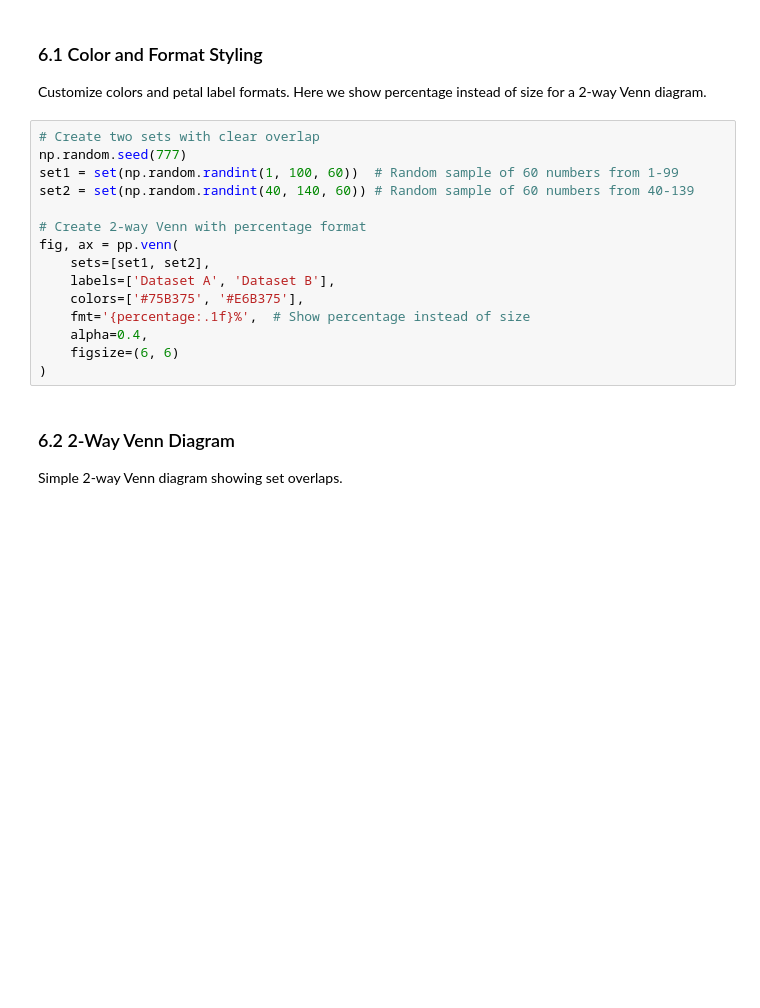
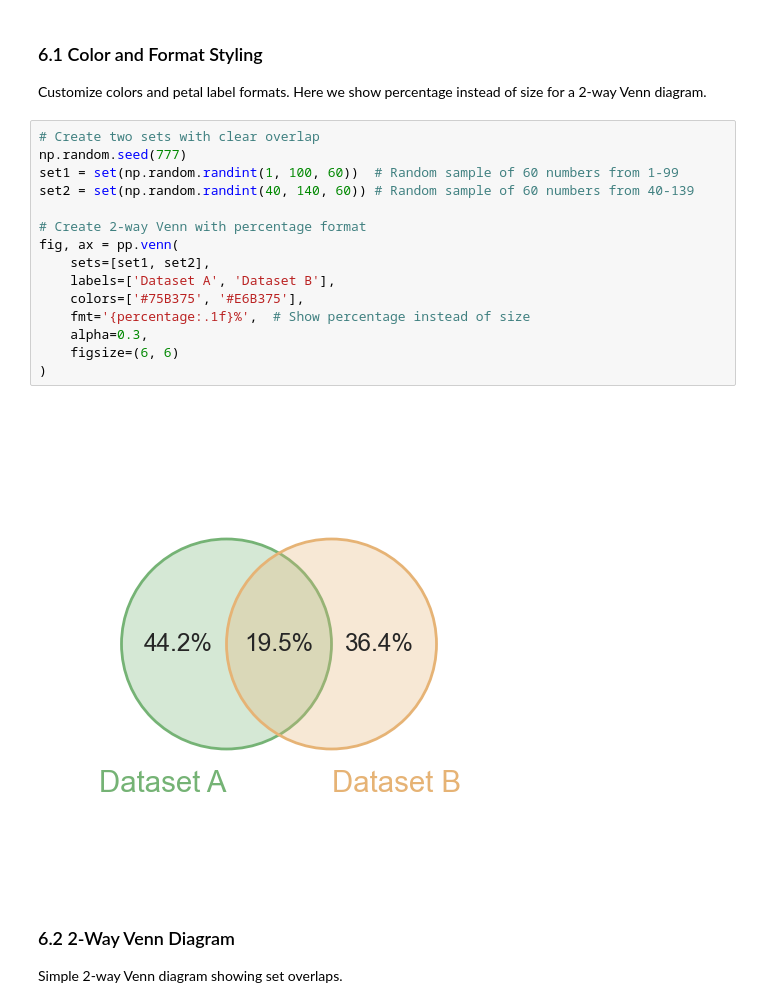
Before and after one commit to jorgebotas/prettyplot, a Jupyter notebook: examples.ipynb, the cells around one changed output. Saved outputs shown, nothing was run; the diff lists cells and outputs as text; blank space fills up the shorter version.

```diff
--- a/examples.ipynb
+++ b/examples.ipynb
@@ -615,18 +662,20 @@ Customize colors and petal label formats. Here we show percentage instead of siz
 # %%
 # Create two sets with clear overlap
 np.random.seed(777)
 set1 = set(np.random.randint(1, 100, 60))  # Random sample of 60 numbers from 1-99
 set2 = set(np.random.randint(40, 140, 60)) # Random sample of 60 numbers from 40-139
 
 # Create 2-way Venn with percentage format
 fig, ax = pp.venn(
     sets=[set1, set2],
     labels=['Dataset A', 'Dataset B'],
     colors=['#75B375', '#E6B375'],
     fmt='{percentage:.1f}%',  # Show percentage instead of size
-    alpha=0.4,
+    alpha=0.3,
     figsize=(6, 6)
 )
+# %% [output]
+[figure, added]
 # %% [markdown]
 ### 6.2 2-Way Venn Diagram
 
```
Also changed, not shown: parts of 19 cells of this notebook, 3 other files.
